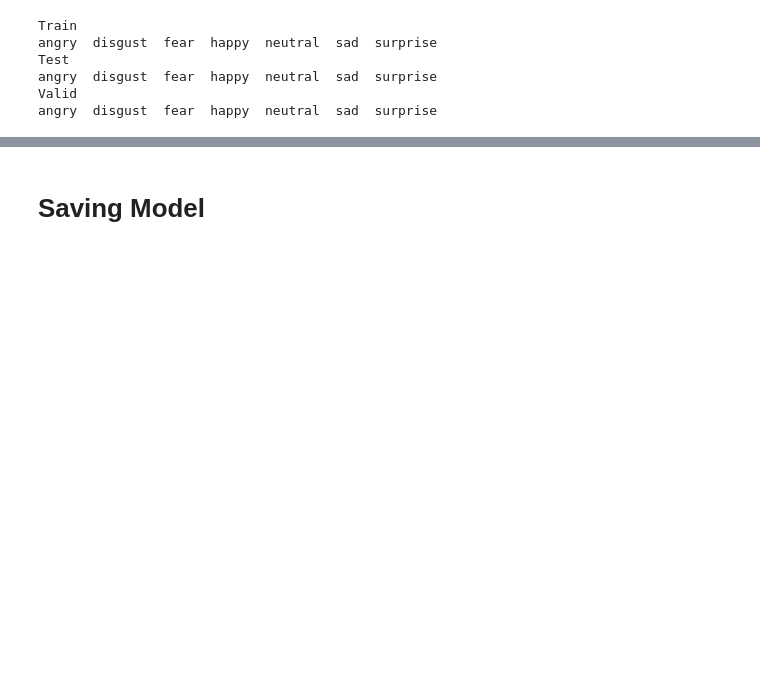
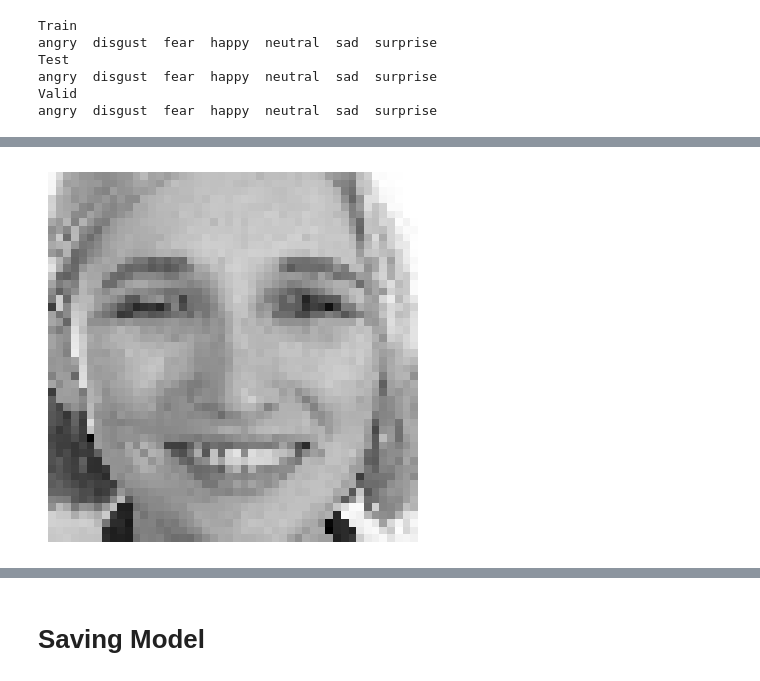
Before and after one commit to Serena-Smart-Home-Smart-Wellbeing/serena-emotion-detector, a Jupyter notebook: trainer/task.ipynb, the cells around one changed output, grey strips where cells are left out. Drawn from its saved outputs; the diff is of its cells as text; code cells hidden in the pictures; blank space fills up the shorter version.

```diff
--- a/trainer/task.ipynb
+++ b/trainer/task.ipynb
@@ -79,0 +239,51 @@ test_labels_one_hot = to_categorical(test_labels)
+# %%
+import cv2
+import matplotlib.pyplot as plt
+import numpy as np
+
+# Function to extract facial features
+def extract_face_features(faces, target_shape=(48, 48)):
+    gray = faces[0]
+    detected_face = faces[1]
+
+    new_face = []
+    for det in detected_face:
+        x, y, w, h = det
+        horizontal_offset = int(0.075 * w)
+        vertical_offset = int(0.05 * h)
+
+        extracted_face = gray[y+vertical_offset:y+h, x+horizontal_offset:x-horizontal_offset+w]
+
+        # Resize the extracted face to the target shape
+        new_extracted_face = cv2.resize(extracted_face, target_shape)
+        new_extracted_face = new_extracted_face.astype(np.float32) / 255.0  # Normalize pixel values
+        new_face.append(new_extracted_face)
+
+    return new_face
+
+# Function to detect faces
+def detect_face(frame):
+    cascPath = 'haarcascade_frontalface_default.xml'  # Path to the XML file
+    faceCascade = cv2.CascadeClassifier(cascPath)
+
+    gray = cv2.cvtColor(frame, cv2.COLOR_BGR2GRAY)
+    detected_faces = faceCascade.detectMultiScale(gray, scaleFactor=1.1, minNeighbors=5, minSize=(30, 30))
+    return gray, detected_faces
+
+# Load an image
+image_path = '/home/jupyter/gcs/serena-shsw-datasets/FER-SERENA/predict/example2.jpg'
+frame = cv2.imread(image_path)
+
+# Detect faces in the image
+gray, faces = detect_face(frame)
+
+# Extract features from detected faces
+extracted_faces = extract_face_features((gray, faces))
+
+# Display or use the extracted faces as needed
+for face in extracted_faces:
+    plt.imshow(face, cmap='gray')
+    plt.axis('off')
+    plt.show()
+# %% [output]
+[figure, added]
```
Also changed, not shown: parts of 20 cells of this notebook, 8 other files.
